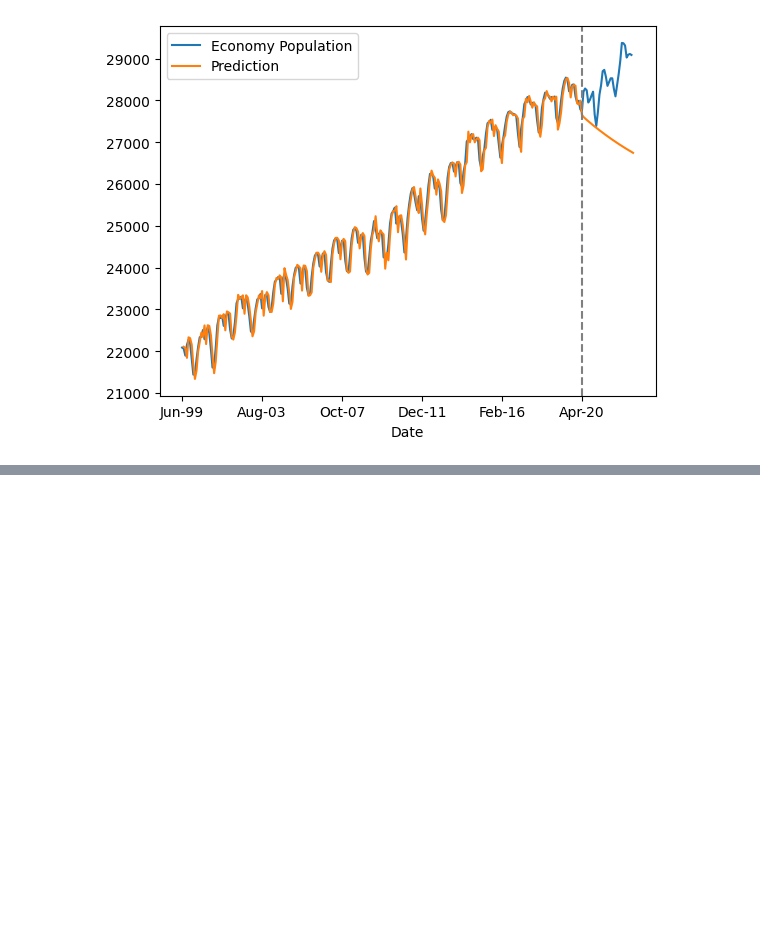
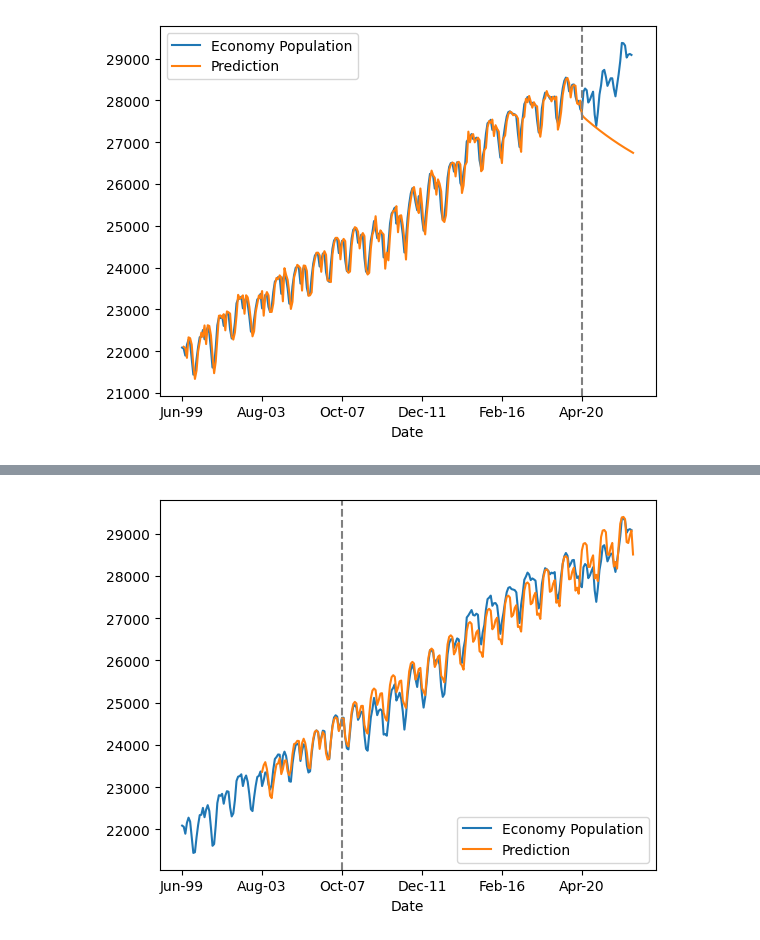
Before and after one commit to HyeonSoo-Jeon/Embedded, a Jupyter notebook: Seminar2/EcoPop/Economy Population.ipynb, the cells around one changed output, grey strips where cells are left out. Cells and saved outputs as stored; diff of their text form; code cells hidden in the pictures; blank space fills up the shorter version.

```diff
--- a/Seminar2/EcoPop/Economy Population.ipynb
+++ b/Seminar2/EcoPop/Economy Population.ipynb
@@ -224,0 +265,11 @@ Warnings:
+# %%
+model3 = ARIMA(series[:100], order=(0, 0, 0), seasonal_order=(1, 1, 1, 12))
+model_fit3 = model3.fit()
+
+series.plot()
+model_fit3.predict(start=50, end=282).plot(label="Prediction")
+plt.axvline(x=100, color='gray', linestyle='--')
+plt.legend()
+plt.show()
+# %% [output]
+[figure, added]
```
Also changed, not shown: parts of 8 cells of this notebook.
